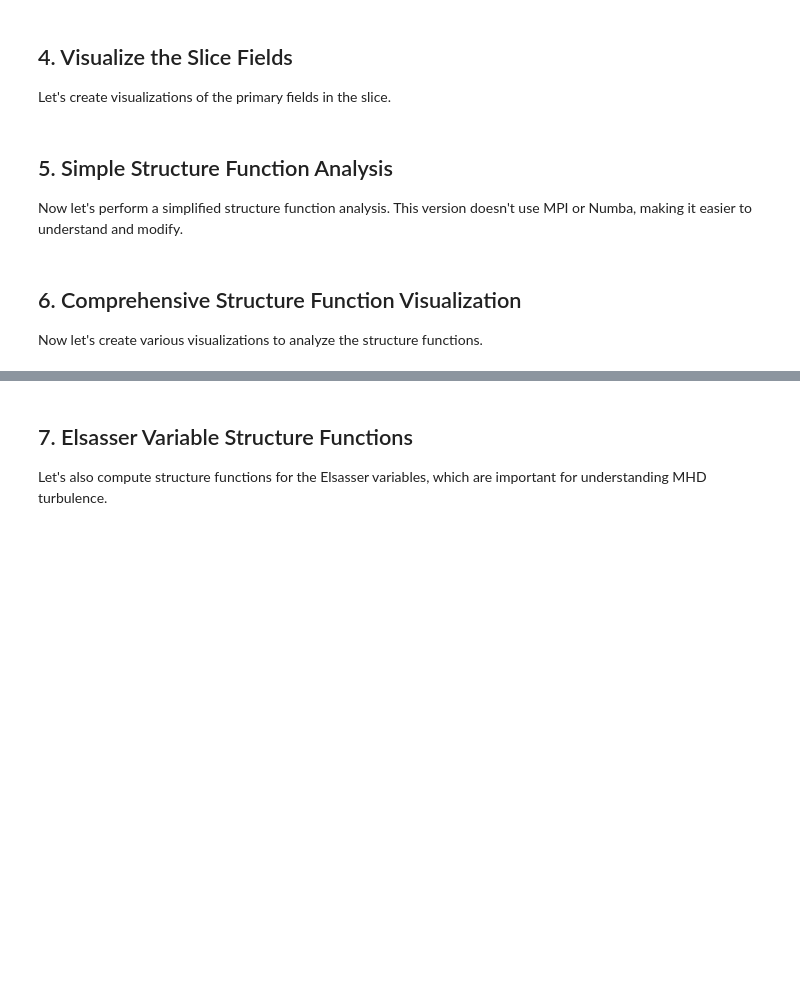
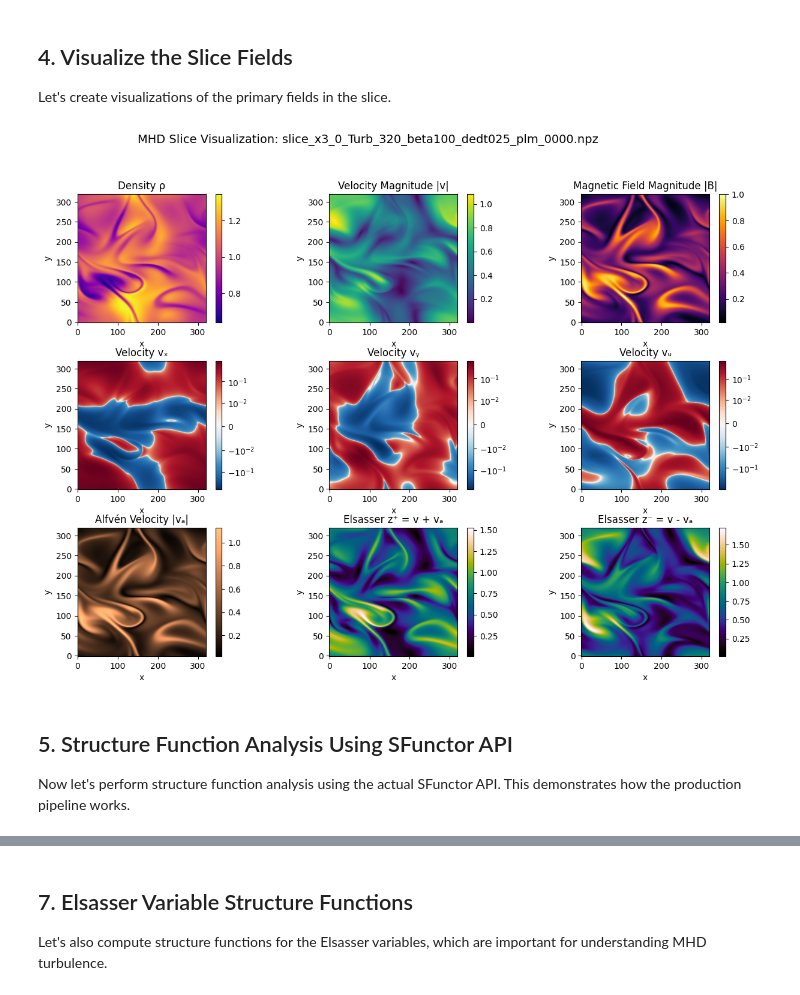
Before and after one commit to dfielding14/SFunctor, a Jupyter notebook: SFunctor_Demo.ipynb, the cells around one changed output, grey strips where cells are left out. Saved outputs shown, nothing was run; the diff lists cells and outputs as text; code cells hidden in the pictures; blank space fills up the shorter version.

```diff
--- a/SFunctor_Demo.ipynb
+++ b/SFunctor_Demo.ipynb
@@ -108,10 +158,13 @@ For systematic analysis, you often want to extract many slices. Here's how to cr
 # Alternative: Direct Python extraction (if you prefer not to use subprocess)
 # This shows how to extract a single slice programmatically
 
-if raw_data_dir.exists() and sim_dirs:
+# Note: This cell requires raw_data_dir and sim_dirs to be defined from a previous cell
+# If you haven't run the cell that checks for raw data, please run that first
+
+if 'raw_data_dir' in locals() and 'sim_dirs' in locals() and raw_data_dir.exists() and sim_dirs:
     # Import the extraction function
     try:
-        from extract_2d_slice import extract_2d_slice
+        from sfunctor.io.extract import extract_2d_slice
 
         sim_name = sim_dirs[0].name.replace("data_", "")
 
@@ -147,3 +200,7 @@ if raw_data_dir.exists() and sim_dirs:
     except Exception as e:
         print(f"Error during direct extraction: {e}")
         print("This may be due to the specific format of your simulation data.")
+else:
+    print("Note: raw_data_dir and sim_dirs need to be defined first.")
+    print("Please run the cell that checks for available raw data (usually after the slice loading cells).")
+    print("This cell demonstrates how to extract slices directly from 3D simulation data.")
@@ -165,8 +226,11 @@ The extracted slices contain:
 # Example: Extract slices using subprocess (as done in demo_pipeline.py)
 import subprocess
 
+# Note: This cell requires raw_data_dir and sim_dirs to be defined from a previous cell
+# If you haven't run the cell that checks for raw data, please run that first
+
 # Only run if we have simulation data
-if raw_data_dir.exists() and sim_dirs:
+if 'raw_data_dir' in locals() and 'sim_dirs' in locals() and raw_data_dir.exists() and sim_dirs:
     # Use the first available simulation
     sim_name = sim_dirs[0].name.replace("data_", "")
 
@@ -214,3 +278,4 @@ else:
     print("\nTo extract slices from your own data:")
     print("1. Place your 3D simulation data in data/data_YourSimName/")
     print("2. Run: python run_extract_slice.py --sim_name YourSimName --axes 1,2,3 --offsets -0.25,0,0.25")
+    print("\nNote: If you haven't run the cell that defines raw_data_dir, please run that first.")
@@ -314,36 +408,38 @@ plot_field(ax3, B_mag, 'Magnetic Field Magnitude |B|', cmap='inferno')
 # Velocity components
 ax4 = fig.add_subplot(gs[1, 0])
 plot_field(ax4, v_x, 'Velocity vₓ', cmap='RdBu_r', norm=SymLogNorm(linthresh=0.01))
 
 ax5 = fig.add_subplot(gs[1, 1])
 plot_field(ax5, v_y, 'Velocity vᵧ', cmap='RdBu_r', norm=SymLogNorm(linthresh=0.01))
 
 ax6 = fig.add_subplot(gs[1, 2])
 plot_field(ax6, v_z, 'Velocity vᵤ', cmap='RdBu_r', norm=SymLogNorm(linthresh=0.01))
 
 # Compute and plot derived quantities
 # Alfvén velocity
 vA_x, vA_y, vA_z = compute_vA(B_x, B_y, B_z, rho)
 vA_mag = np.sqrt(vA_x**2 + vA_y**2 + vA_z**2)
 
 ax7 = fig.add_subplot(gs[2, 0])
 plot_field(ax7, vA_mag, 'Alfvén Velocity |vₐ|', cmap='copper')
 
 # Elsasser variables
 (zp_x, zp_y, zp_z), (zm_x, zm_y, zm_z) = compute_z_plus_minus(v_x, v_y, v_z, vA_x, vA_y, vA_z)
 zp_mag = np.sqrt(zp_x**2 + zp_y**2 + zp_z**2)
 zm_mag = np.sqrt(zm_x**2 + zm_y**2 + zm_z**2)
 
 ax8 = fig.add_subplot(gs[2, 1])
-plot_field(ax8, zp_mag, 'Elsasser z⁺ = v + vₐ', cmap='spring')
+plot_field(ax8, zp_mag, 'Elsasser z⁺ = v + vₐ', cmap=cmr.rainforest)
 
 ax9 = fig.add_subplot(gs[2, 2])
-plot_field(ax9, zm_mag, 'Elsasser z⁻ = v - vₐ', cmap='autumn')
+plot_field(ax9, zm_mag, 'Elsasser z⁻ = v - vₐ', cmap=cmr.rainforest)
 
 plt.suptitle(f'MHD Slice Visualization: {slice_file.name}', fontsize=14)
 plt.tight_layout()
 plt.show()
+# %% [output]
+[figure, added]
 # %% [markdown]
-## 5. Simple Structure Function Analysis
+## 5. Structure Function Analysis Using SFunctor API
 
-Now let's perform a simplified structure function analysis. This version doesn't use MPI or Numba, making it easier to understand and modify.
+Now let's perform structure function analysis using the actual SFunctor API. This demonstrates how the production pipeline works.
@@ -482,4 +445,0 @@ print(f"Density SF range: {all_drho_values.min():.6f} - {all_drho_values.max():.
-# %% [markdown]
-## 6. Comprehensive Structure Function Visualization
-
-Now let's create various visualizations to analyze the structure functions.
```
Also changed, not shown: parts of 43 cells of this notebook, 4 other files.
